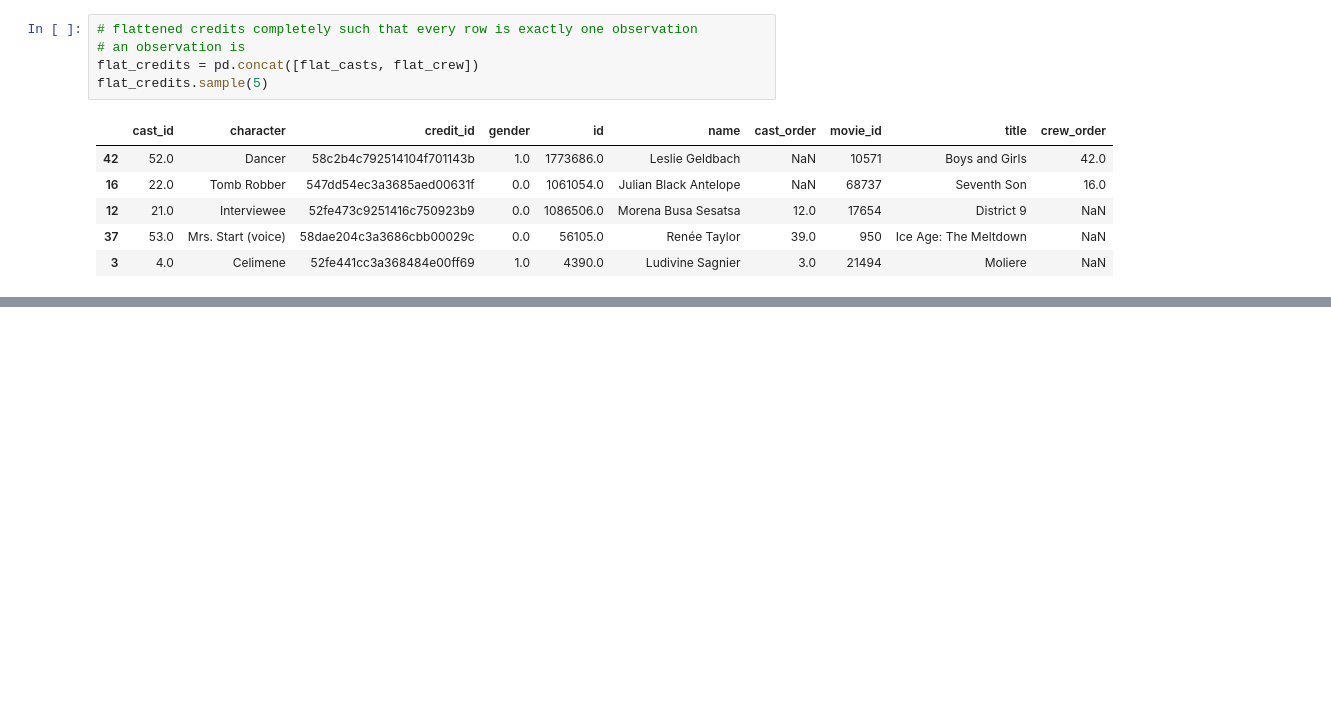
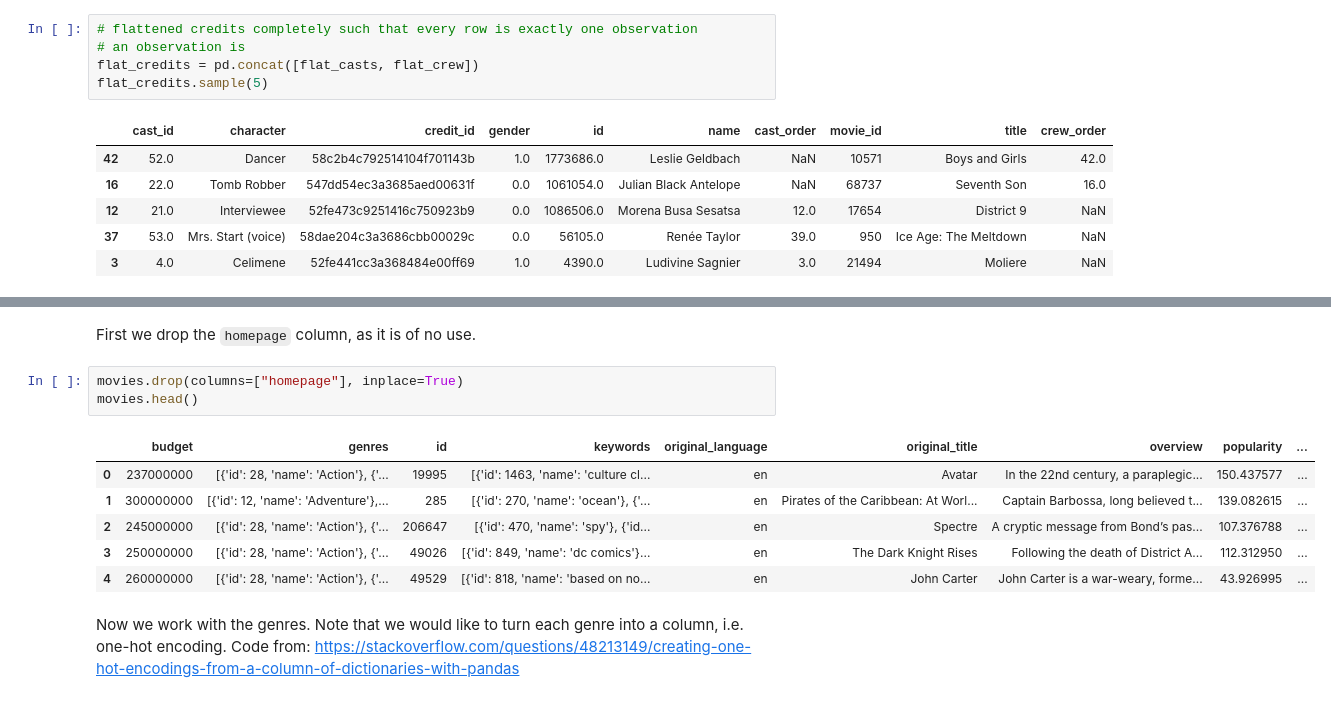
Before and after one commit to vibrantlychee/big-movie-data, a Jupyter notebook: exploratory.ipynb, the cells around one changed output, grey strips where cells are left out. Saved outputs shown, nothing was run; the diff lists cells and outputs as text; blank space fills up the shorter version.

Commit message:
further data cleaning
- finished flattening credits.csv
- began cleaning movies.csv

```diff
--- a/exploratory.ipynb
+++ b/exploratory.ipynb
@@ -148,0 +151,16 @@ flat_credits.sample(5)
+# %% [markdown]
+First we drop the `homepage` column, as it is of no use.
+# %%
+movies.drop(columns=["homepage"], inplace=True)
+movies.head()
+# %% [output]
+|  | budget | genres | id | keywords | original_language | original_title | overview | popularity | ... |
+| 0 | 237000000 | [{'id': 28, 'name': 'Action'}, {'... | 19995 | [{'id': 1463, 'name': 'culture cl... | en | Avatar | In the 22nd century, a paraplegic... | 150.437577 | ... |
+| 1 | 300000000 | [{'id': 12, 'name': 'Adventure'},... | 285 | [{'id': 270, 'name': 'ocean'}, {'... | en | Pirates of the Caribbean: At Worl... | Captain Barbossa, long believed t... | 139.082615 | ... |
+| 2 | 245000000 | [{'id': 28, 'name': 'Action'}, {'... | 206647 | [{'id': 470, 'name': 'spy'}, {'id... | en | Spectre | A cryptic message from Bond’s pas... | 107.376788 | ... |
+| 3 | 250000000 | [{'id': 28, 'name': 'Action'}, {'... | 49026 | [{'id': 849, 'name': 'dc comics'}... | en | The Dark Knight Rises | Following the death of District A... | 112.312950 | ... |
+| 4 | 260000000 | [{'id': 28, 'name': 'Action'}, {'... | 49529 | [{'id': 818, 'name': 'based on no... | en | John Carter | John Carter is a war-weary, forme... | 43.926995 | ... |
+# %% [markdown]
+Now we work with the genres. Note that we would like to turn each genre into
+a column, i.e. one-hot encoding. Code from:
+https://stackoverflow.com/questions/48213149/creating-one-hot-encodings-from-a-column-of-dictionaries-with-pandas
```
Also changed, not shown: parts of 4 cells of this notebook.
